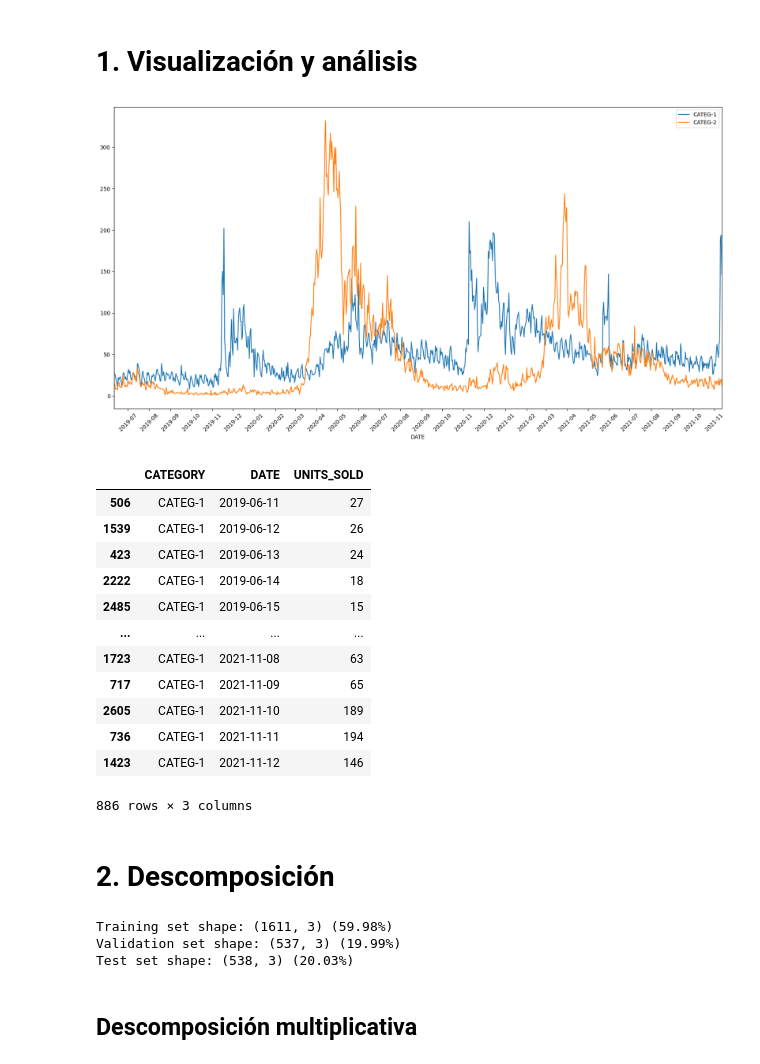
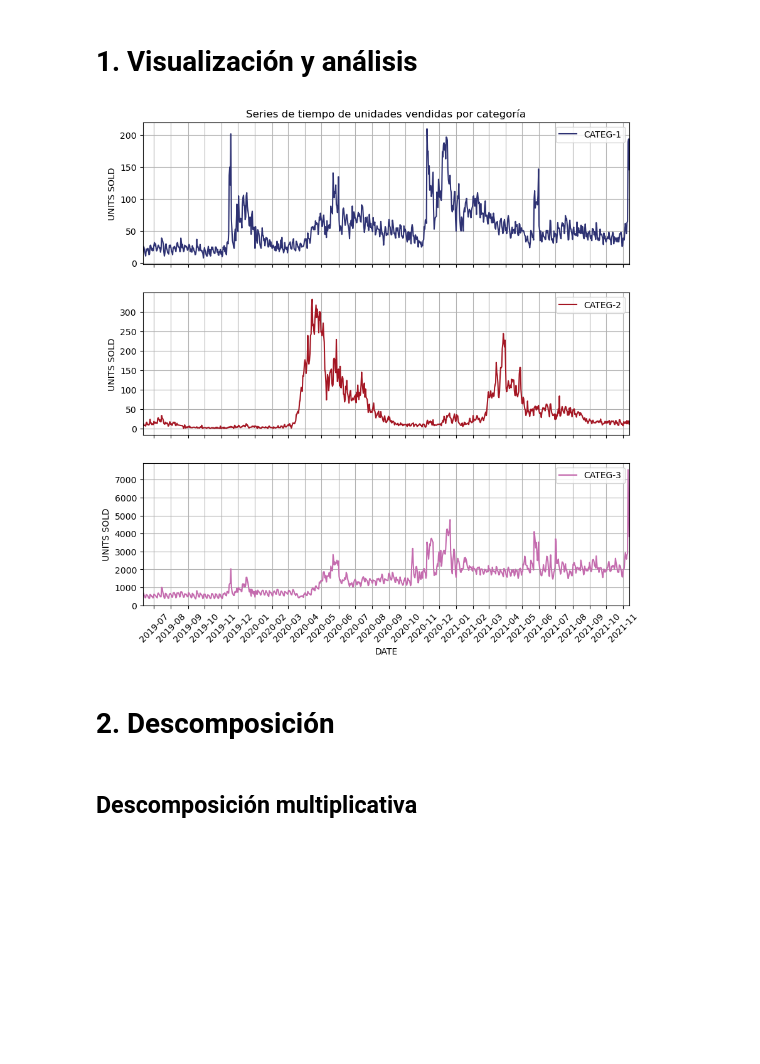
Before and after one commit to juanpablosalas/prueba-meli, a Jupyter notebook: scripts/3. Series de tiempo.ipynb, the cells around one changed output. Cells and saved outputs as stored; diff of their text form; code cells hidden in the pictures; blank space fills up the shorter version.

```diff
--- a/scripts/3. Series de tiempo.ipynb
+++ b/scripts/3. Series de tiempo.ipynb
@@ -1,9 +1,12 @@
 # %%
 import pandas as pd
+import numpy as np
 import matplotlib.pyplot as plt
+import seaborn as sns
 import matplotlib.dates as mdates
 from matplotlib.dates import DateFormatter
 from statsmodels.tsa.seasonal import seasonal_decompose
+colors = ['#2e3273','#A41623','#C46BAE']
 # %% [markdown]
 # 1. Visualización y análisis
 # %%
@@ -11,49 +14,32 @@ serie_datos = pd.read_csv('../data/series.csv')
 serie_datos.DATE = pd.to_datetime(serie_datos.DATE)
 serie_datos = serie_datos[serie_datos.DATE>pd.to_datetime('2019-06-01')]
 serie_datos.sort_values(by='DATE',inplace=True)
+serie_datos = serie_datos.set_index('DATE')
 # %%
-fig, axs = plt.subplots(1,1,figsize=(20,10))
-serie_datos[serie_datos.CATEGORY=='CATEG-1'].plot(x='DATE',y='UNITS_SOLD',kind='line',ax=axs,label='CATEG-1')
-serie_datos[serie_datos.CATEGORY=='CATEG-2'].plot(x='DATE',y='UNITS_SOLD',kind='line',ax=axs,label='CATEG-2')
-#serie_datos[serie_datos.CATEGORY=='CATEG-3'].plot(x='DATE',y='UNITS_SOLD',kind='line',ax=axs,label='CATEG-3')
-axs.xaxis.set_major_locator(mdates.MonthLocator(interval=1))
-axs.xaxis.set_major_formatter(DateFormatter("%Y-%m"))
+fig, axs = plt.subplots(3,1,figsize=(10,10),sharex=True)
+serie_datos[serie_datos.CATEGORY=='CATEG-1'].plot(y='UNITS_SOLD',kind='line',ax=axs[0],label='CATEG-1',use_index=True,c=colors[0])
+serie_datos[serie_datos.CATEGORY=='CATEG-2'].plot(y='UNITS_SOLD',kind='line',ax=axs[1],label='CATEG-2',use_index=True,c=colors[1])
+serie_datos[serie_datos.CATEGORY=='CATEG-3'].plot(y='UNITS_SOLD',kind='line',ax=axs[2],label='CATEG-3',use_index=True,c=colors[2])
+axs[0].xaxis.set_major_locator(mdates.MonthLocator(interval=1))
+axs[0].xaxis.set_major_formatter(DateFormatter("%Y-%m   "))
+axs[1].xaxis.set_major_locator(mdates.MonthLocator(interval=1))
+axs[1].xaxis.set_major_formatter(DateFormatter("%Y-%m"))
+axs[2].xaxis.set_major_locator(mdates.MonthLocator(interval=1))
+axs[2].xaxis.set_major_formatter(DateFormatter("%Y-%m"))
+axs[0].set_ylabel('UNITS SOLD')
+axs[1].set_ylabel('UNITS SOLD')
+axs[2].set_ylabel('UNITS SOLD')
+axs[0].grid(True)
+axs[1].grid(True)
+axs[2].grid(True)
+axs[0].title.set_text('Series de tiempo de unidades vendidas por categoría')
 plt.xticks(rotation=45)
 plt.legend()
 plt.show()
 # %% [output]
-[figure, old version]
+[figure, new version]
-# %%
-serie_datos[serie_datos.CATEGORY=='CATEG-1']
-# %% [output]
-|  | CATEGORY | DATE | UNITS_SOLD |
-| 506 | CATEG-1 | 2019-06-11 | 27 |
-| 1539 | CATEG-1 | 2019-06-12 | 26 |
-| 423 | CATEG-1 | 2019-06-13 | 24 |
-| 2222 | CATEG-1 | 2019-06-14 | 18 |
-| 2485 | CATEG-1 | 2019-06-15 | 15 |
-| ... | ... | ... | ... |
-| 1723 | CATEG-1 | 2021-11-08 | 63 |
-| 717 | CATEG-1 | 2021-11-09 | 65 |
-| 2605 | CATEG-1 | 2021-11-10 | 189 |
-| 736 | CATEG-1 | 2021-11-11 | 194 |
-| 1423 | CATEG-1 | 2021-11-12 | 146 |
-886 rows × 3 columns
 # %% [markdown]
 # 2. Descomposición
-# %%
-from sklearn.model_selection import train_test_split
-
-train_val, test = train_test_split(serie_datos, test_size=0.2, shuffle=False)
-train, val = train_test_split(train_val, test_size=0.25, shuffle=False)
-
-print(f"Training set shape: {train.shape} ({train.shape[0]/serie_datos.shape[0]:.2%})")
-print(f"Validation set shape: {val.shape} ({val.shape[0]/serie_datos.shape[0]:.2%})")
-print(f"Test set shape: {test.shape} ({test.shape[0]/serie_datos.shape[0]:.2%})")
-# %% [output]
-Training set shape: (1611, 3) (59.98%)
-Validation set shape: (537, 3) (19.99%)
-Test set shape: (538, 3) (20.03%)
 # %% [markdown]
 ## Descomposición multiplicativa
 # %%
```
Also changed, not shown: parts of 14 cells of this notebook.
